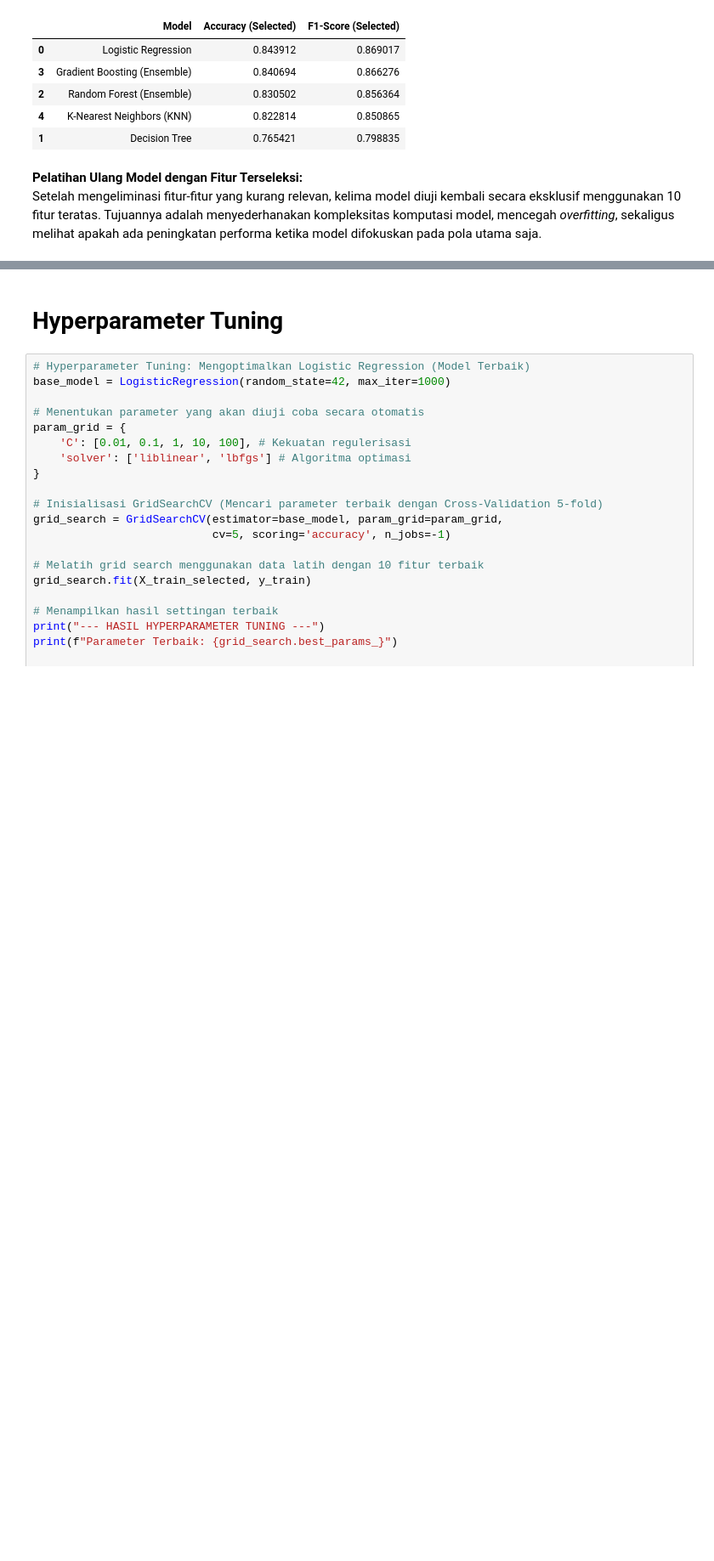
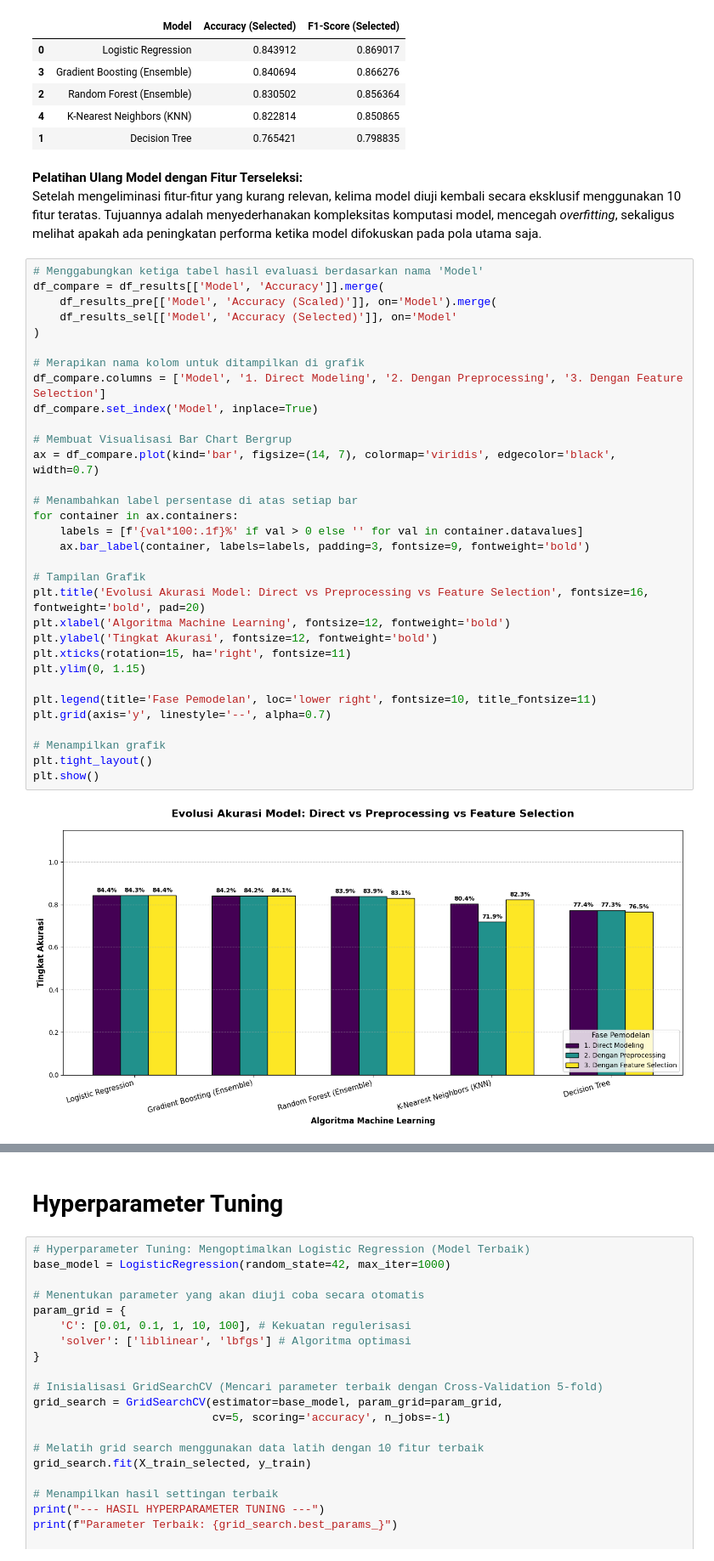
Before and after one commit to suluhyoga/FastTrack_BengKod_SuluhYogaPratama_A11.2023.14979, a Jupyter notebook: notebook/SuluhYogaPratama_A11_2023_14979_FastTrack_DS.ipynb, the cells around one changed output, grey strips where cells are left out. Shown at 85% size. Cells and saved outputs as stored; diff of their text form; blank space fills up the shorter version.

Commit message:
Update Notebook: Menambahkan visualisasi komparasi model

```diff
--- a/notebook/SuluhYogaPratama_A11_2023_14979_FastTrack_DS.ipynb
+++ b/notebook/SuluhYogaPratama_A11_2023_14979_FastTrack_DS.ipynb
@@ -370,3 +370,37 @@ display(df_results_sel)
 # %% [markdown]
 **Pelatihan Ulang Model dengan Fitur Terseleksi:**
 Setelah mengeliminasi fitur-fitur yang kurang relevan, kelima model diuji kembali secara eksklusif menggunakan 10 fitur teratas. Tujuannya adalah menyederhanakan kompleksitas komputasi model, mencegah *overfitting*, sekaligus melihat apakah ada peningkatan performa ketika model difokuskan pada pola utama saja.
+# %%
+# Menggabungkan ketiga tabel hasil evaluasi berdasarkan nama 'Model'
+df_compare = df_results[['Model', 'Accuracy']].merge(
+    df_results_pre[['Model', 'Accuracy (Scaled)']], on='Model').merge(
+    df_results_sel[['Model', 'Accuracy (Selected)']], on='Model'
+)
+
+# Merapikan nama kolom untuk ditampilkan di grafik
+df_compare.columns = ['Model', '1. Direct Modeling', '2. Dengan Preprocessing', '3. Dengan Feature Selection']
+df_compare.set_index('Model', inplace=True)
+
+# Membuat Visualisasi Bar Chart Bergrup
+ax = df_compare.plot(kind='bar', figsize=(14, 7), colormap='viridis', edgecolor='black', width=0.7)
+
+# Menambahkan label persentase di atas setiap bar
+for container in ax.containers:
+    labels = [f'{val*100:.1f}%' if val > 0 else '' for val in container.datavalues]
+    ax.bar_label(container, labels=labels, padding=3, fontsize=9, fontweight='bold')
+
+# Tampilan Grafik
+plt.title('Evolusi Akurasi Model: Direct vs Preprocessing vs Feature Selection', fontsize=16, fontweight='bold', pad=20)
+plt.xlabel('Algoritma Machine Learning', fontsize=12, fontweight='bold')
+plt.ylabel('Tingkat Akurasi', fontsize=12, fontweight='bold')
+plt.xticks(rotation=15, ha='right', fontsize=11)
+plt.ylim(0, 1.15)
+
+plt.legend(title='Fase Pemodelan', loc='lower right', fontsize=10, title_fontsize=11)
+plt.grid(axis='y', linestyle='--', alpha=0.7)
+
+# Menampilkan grafik
+plt.tight_layout()
+plt.show()
+# %% [output]
+[figure, added]
```
Also changed, not shown: parts of 1 cell of this notebook, 1 other file.
